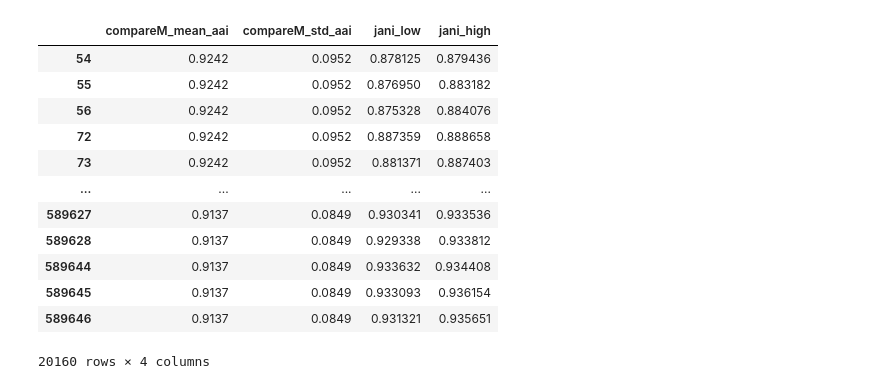
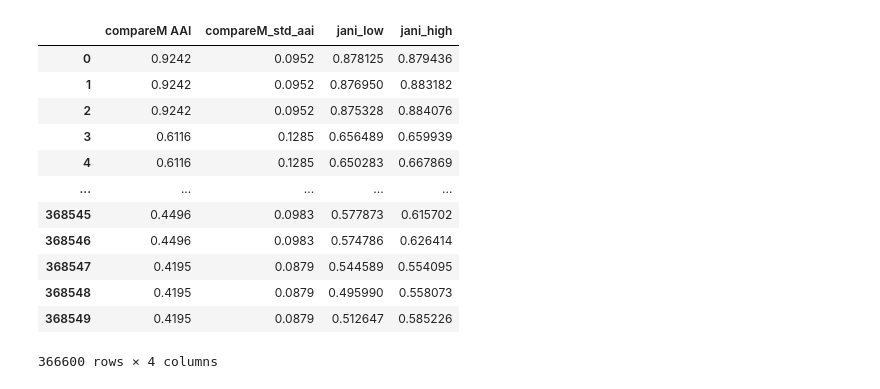
Before and after one commit to bluegenes/2022-protein-kmers-workflow, a Jupyter notebook: notebooks/04.assess-AAI.ipynb, the cells around one changed output. Drawn from its saved outputs; the diff is of its cells as text; code cells hidden in the pictures.

```diff
--- a/notebooks/04.assess-AAI.ipynb
+++ b/notebooks/04.assess-AAI.ipynb
@@ -12,5 +14,5 @@ tqdm.pandas()
 # %%
-ep = pd.read_csv("gtdb-rs202.evolpaths.merged.csv.gz")
+ep = pd.read_csv("gtdb-rs202.evolpaths.protein.csv.gz")
 ep
 # %% [output]
 |  | comparison_name | anchor_name | compare_name | path | lowest_common_rank | alphabet | ksize | scaled | ... |
@@ -43,7 +48,7 @@ Index(['comparison_name', 'anchor_name', 'compare_name', 'path',
       dtype='object')
 # %%
 prot_only = ep[ep["alphabet"] == "protein"]
-prot_only = prot_only[prot_only["pyani_ident"].notna()] # only grab comparisons we can work with
+prot_only = prot_only[prot_only["compareM AAI"].notna()] # only grab comparisons we can work with
 prot_only
 # %% [output]
 |  | comparison_name | anchor_name | compare_name | path | lowest_common_rank | alphabet | ksize | scaled | ... |
@@ -62,19 +67,19 @@ prot_only
 # %%
-prot_only[["compareM_mean_aai", "compareM_std_aai", "jani_low", "jani_high"]]
+prot_only[["compareM AAI", "compareM_std_aai", "jani_low", "jani_high"]]
 # %% [output]
-|  | compareM_mean_aai | compareM_std_aai | jani_low | jani_high |
-| 54 | 0.9242 | 0.0952 | 0.878125 | 0.879436 |
-| 55 | 0.9242 | 0.0952 | 0.876950 | 0.883182 |
-| 56 | 0.9242 | 0.0952 | 0.875328 | 0.884076 |
-| 72 | 0.9242 | 0.0952 | 0.887359 | 0.888658 |
-| 73 | 0.9242 | 0.0952 | 0.881371 | 0.887403 |
+|  | compareM AAI | compareM_std_aai | jani_low | jani_high |
+| 0 | 0.9242 | 0.0952 | 0.878125 | 0.879436 |
+| 1 | 0.9242 | 0.0952 | 0.876950 | 0.883182 |
+| 2 | 0.9242 | 0.0952 | 0.875328 | 0.884076 |
+| 3 | 0.6116 | 0.1285 | 0.656489 | 0.659939 |
+| 4 | 0.6116 | 0.1285 | 0.650283 | 0.667869 |
 | ... | ... | ... | ... | ... |
-| 589627 | 0.9137 | 0.0849 | 0.930341 | 0.933536 |
-| 589628 | 0.9137 | 0.0849 | 0.929338 | 0.933812 |
-| 589644 | 0.9137 | 0.0849 | 0.933632 | 0.934408 |
-| 589645 | 0.9137 | 0.0849 | 0.933093 | 0.936154 |
-| 589646 | 0.9137 | 0.0849 | 0.931321 | 0.935651 |
+| 368545 | 0.4496 | 0.0983 | 0.577873 | 0.615702 |
+| 368546 | 0.4496 | 0.0983 | 0.574786 | 0.626414 |
+| 368547 | 0.4195 | 0.0879 | 0.544589 | 0.554095 |
+| 368548 | 0.4195 | 0.0879 | 0.495990 | 0.558073 |
+| 368549 | 0.4195 | 0.0879 | 0.512647 | 0.585226 |
-20160 rows × 4 columns
+366600 rows × 4 columns
 # %%
 def aai_in_ci(row):
     row["aai_in_mc_ci"] = False
```
Also changed, not shown: parts of 33 cells of this notebook, 1 other file.
